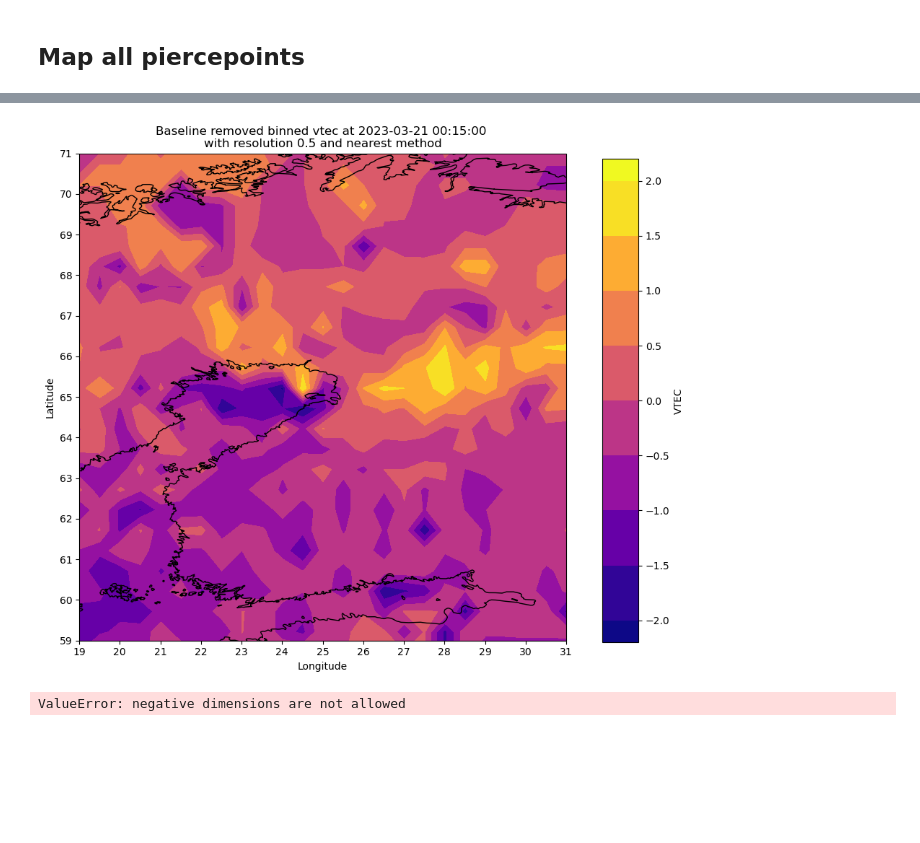
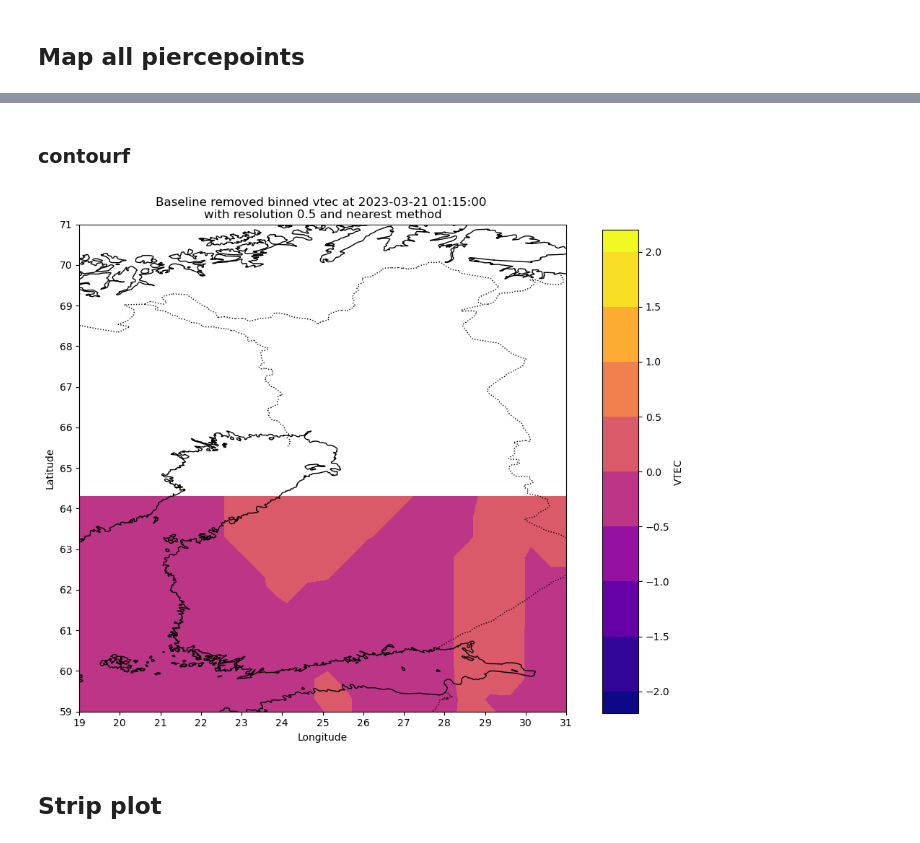
Before and after one commit to kuhaonmaraani/gradu, a Jupyter notebook: kaariplotit.ipynb, the cells around one changed output, grey strips where cells are left out. Saved outputs shown, nothing was run; the diff lists cells and outputs as text; code cells hidden in the pictures; blank space fills up the shorter version.

```diff
--- a/kaariplotit.ipynb
+++ b/kaariplotit.ipynb
@@ -108,0 +89,34 @@ plt.show()
+# %%
+def create_fig_s(fig, ax, datetime, df, RES=0.5):
+    df1 = df.loc[df['datetime'] == datetime]
+
+    ax.coastlines()
+    ax.add_feature(cfeature.BORDERS, linestyle=':')
+
+    ax.set_xticks(np.arange(19, 32, 1))
+    ax.set_yticks(np.arange(59, 72, 1))
+
+    plt.scatter(df1['glon'], df1['gdlat'],c= df1['blrmvd'], cmap='plasma', vmin=-2, vmax=2)
+
+    fig.subplots_adjust(right=0.8)
+    cax = fig.add_axes([0.85, 0.155, 0.05, 0.67])
+
+    plt.colorbar(cax=cax, orientation='vertical', label='VTEC',
+                        extendrect = True, ticks=np.arange(-2,2.5,0.5),
+                        boundaries = np.arange(-2,2.5,0.5), extend='both'
+                        )
+
+    ax.set_xlabel('Longitude')
+    ax.set_ylabel('Latitude')
+    ax.set_title(f'Baseline removed binned VTEC at {datetime}')
+
+    ax.set_xlim(19, 31)
+    ax.set_ylim(59, 71)
+
+def show_fig(datetime, df, RES=0.5):
+    fig, ax = plt.subplots(figsize=(10, 10), subplot_kw={'projection': ccrs.PlateCarree()})
+    create_fig_s(fig, ax, datetime, df, RES)
+    plt.show(fig)
+
+frames = sorted(df['datetime'].unique())
+show_fig(frames[30*10], df, RES=RES)
@@ -109,5 +222,7 @@ plt.show()
+# %% [markdown]
+### contourf
 # %%
-def create_fig(fig, ax, datetime, df, RES=0.5, METHOD='nearest'):
+def create_fig_c(fig, ax, datetime, df, RES=0.5, METHOD='nearest'):
     df1 = df.loc[df['datetime'] == datetime]
 
     x_grid = np.arange(min(df1['glon']), max(df1['glon']) + RES, RES)
@@ -116,52 +231,52 @@ def create_fig(fig, ax, datetime, df, RES=0.5, METHOD='nearest'):
 
     Z = griddata((df1['glon'], df1['gdlat']), df1['blrmvd'], (X, Y), method=METHOD)
 
     ax.coastlines()
+    ax.add_feature(cfeature.BORDERS, linestyle=':')
 
     ax.set_xticks(np.arange(19, 32, 1))
     ax.set_yticks(np.arange(59, 72, 1))
 
     contour = ax.contourf(X, Y, Z, cmap='plasma', vmin=-2, vmax=2, levels=np.linspace(-2, 2, 9), extend='both')
 
     fig.subplots_adjust(right=0.8)
     cax = fig.add_axes([0.85, 0.155, 0.05, 0.67])
 
     cbar = plt.colorbar(contour, cax=cax, orientation='vertical',
                         extendrect = True,
-                        ticks=np.arange(-2,2.5,0.5), boundaries = np.arange(-2,2,0.5), values = np.arange(-2,2.5,0.5))
+                        ticks=np.arange(-2,2.5,0.5), boundaries = np.arange(-2,2,0.5),
+                        values = np.arange(-2,2.5,0.5), extend='both')
     cbar.set_label('VTEC')
 
     ax.set_xlabel('Longitude')
     ax.set_ylabel('Latitude')
     ax.set_title(f'Baseline removed binned vtec at {datetime} \nwith resolution {RES} and {METHOD} method')
 
     ax.set_xlim(19, 31)
     ax.set_ylim(59, 71)
 
 def show_fig(datetime, df, RES=0.5, METHOD='nearest'):
     fig, ax = plt.subplots(figsize=(10, 10), subplot_kw={'projection': ccrs.PlateCarree()})
-    create_fig(fig, ax, datetime, df, RES, METHOD)
+    create_fig_c(fig, ax, datetime, df, RES, METHOD)
     plt.show(fig)
 
 frames = sorted(df['datetime'].unique())
-show_fig(frames[0], df)
+show_fig(frames[30*4], df, RES=RES)
 # %% [output]
-[figure, old version]
+[figure, new version]
+# %% [markdown]
+## Strip plot
 # %%
-raise ValueError
+# LONG = 25
 
-LONG = 25
+# df2 = df.loc[df['glon'] == LONG]
 
-df2 = df.loc[df['glon'] == LONG]
+# pivot = df.pivot(index='gdlat', columns='datetime', values='blrmvd')
+# sns.heatmap(pivot, cmap='viridis', vmin=-4, vmax=4)
 
-pivot = df.pivot(index='gdlat', columns='datetime', values='blrmvd')
-sns.heatmap(pivot, cmap='viridis', vmin=-4, vmax=4)
+# plt.gca().invert_yaxis()
+# plt.xlabel('Datetime')
+# plt.ylabel('Latitude')
+# plt.title(f'TEC Heatmap for longitude {LONG}')
 
-plt.gca().invert_yaxis()
-plt.xlabel('Datetime')
-plt.ylabel('Latitude')
-plt.title(f'TEC Heatmap for longitude {LONG}')
-
-plt.show()
+# plt.show()
-# %% [output]
-ValueError: negative dimensions are not allowed
```
Also changed, not shown: parts of 9 cells of this notebook, 4 other files.
